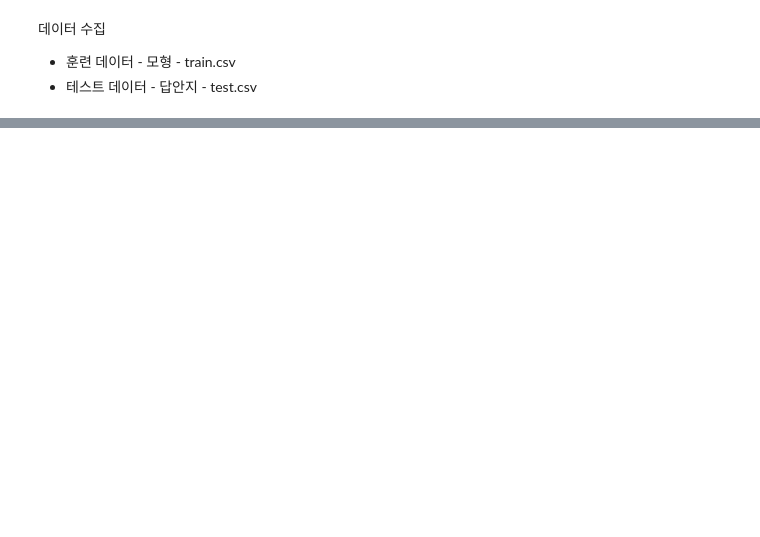
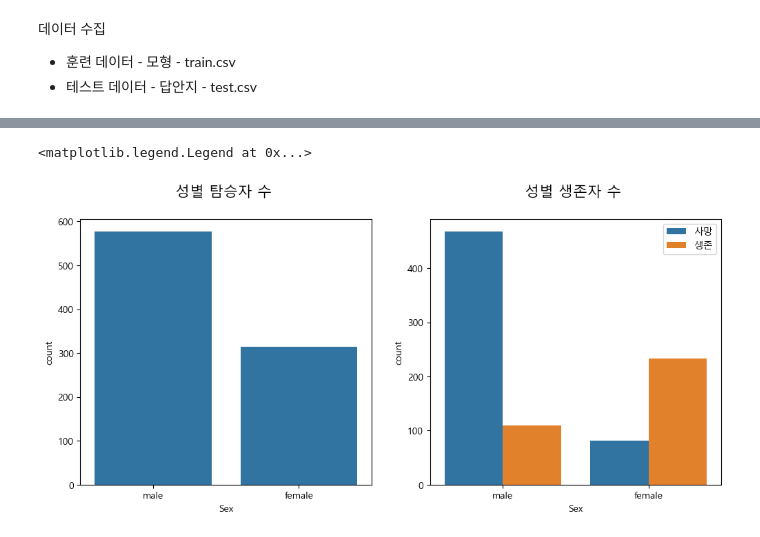
Before and after one commit to mm0307y/BackUp, a Jupyter notebook: ai-lab/basic-step1/31.EDAProject0225/EDA_타이타닉1_0225.ipynb, the cells around one changed output, grey strips where cells are left out. Drawn from its saved outputs; the diff is of its cells as text; code cells hidden in the pictures; blank space fills up the shorter version.

```diff
--- a/ai-lab/basic-step1/31.EDAProject0225/EDA_타이타닉1_0225.ipynb
+++ b/ai-lab/basic-step1/31.EDAProject0225/EDA_타이타닉1_0225.ipynb
@@ -57,0 +270,15 @@ plt.plot?
+# %%
+# fig는 전체 그림 객체, axes는 각 서브프롯을 나타내는 축 배열 이다.
+fig, axes = plt.subplots(1,2, figsize=(12, 5))
+axes[0].set_title("성별 탐승자 수 \n", size= 15)
+
+# 첫번째 서브플롯에는 : 성별 탐승자 수
+sns.countplot(x="Sex", data=df_train, ax=axes[0])
+axes[1].set_title("성별 생존자 수 \n", size= 15)
+
+# 두번째 서브플롯에는 : 성별 생존자 수
+sns.countplot(x="Sex",hue="Survived", data=df_train, ax=axes[1])
+axes[1].legend(labels=["사망","생존"])
+# %% [output]
+<matplotlib.legend.Legend at 0x...>
+[figure, added]
```
Also changed, not shown: parts of 43 cells of this notebook, 8 other files.
